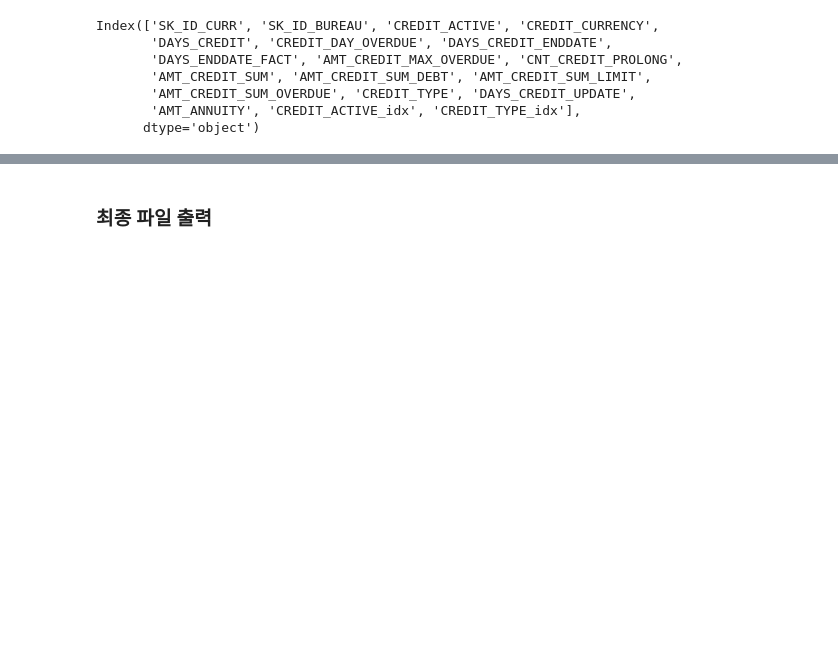
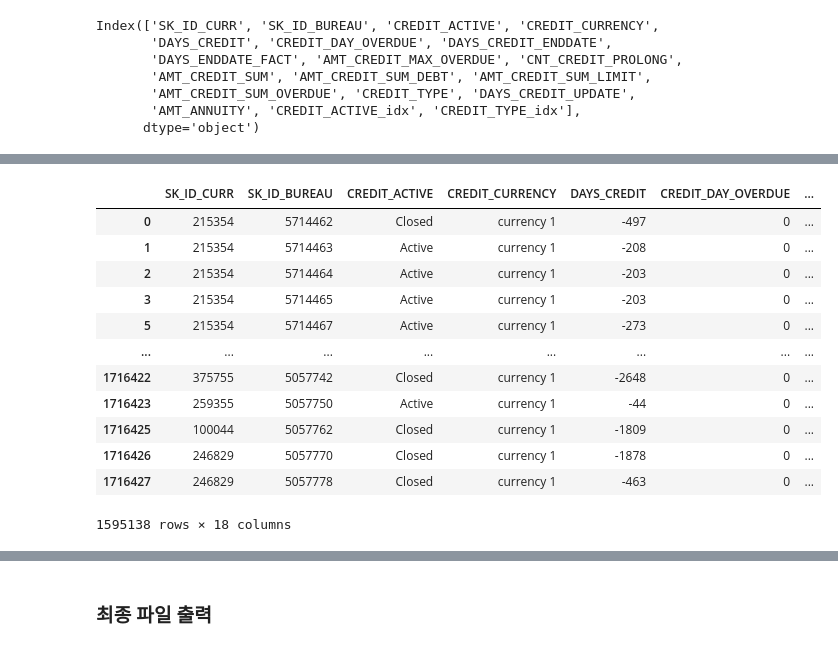
Before and after one commit to kkiyou/default-risk, a Jupyter notebook: jangho/bureau_preprocessing.ipynb, the cells around one changed output, grey strips where cells are left out. Cells and saved outputs as stored; diff of their text form; code cells hidden in the pictures; blank space fills up the shorter version.

```diff
--- a/jangho/bureau_preprocessing.ipynb
+++ b/jangho/bureau_preprocessing.ipynb
@@ -479,3 +513,19 @@ DAYS_CREDIT_UPDATE        0
 AMT_ANNUITY               0
 STATUS                    0
 dtype: int64
+# %%
+bureau_merge.loc[bureau_merge['AMT_CREDIT_MAX_OVERDUE']==0]
+# %% [output]
+|  | SK_ID_CURR | SK_ID_BUREAU | CREDIT_ACTIVE | CREDIT_CURRENCY | DAYS_CREDIT | CREDIT_DAY_OVERDUE | ... |
+| 0 | 215354 | 5714462 | Closed | currency 1 | -497 | 0 | ... |
+| 1 | 215354 | 5714463 | Active | currency 1 | -208 | 0 | ... |
+| 2 | 215354 | 5714464 | Active | currency 1 | -203 | 0 | ... |
+| 3 | 215354 | 5714465 | Active | currency 1 | -203 | 0 | ... |
+| 5 | 215354 | 5714467 | Active | currency 1 | -273 | 0 | ... |
+| ... | ... | ... | ... | ... | ... | ... | ... |
+| 1716422 | 375755 | 5057742 | Closed | currency 1 | -2648 | 0 | ... |
+| 1716423 | 259355 | 5057750 | Active | currency 1 | -44 | 0 | ... |
+| 1716425 | 100044 | 5057762 | Closed | currency 1 | -1809 | 0 | ... |
+| 1716426 | 246829 | 5057770 | Closed | currency 1 | -1878 | 0 | ... |
+| 1716427 | 246829 | 5057778 | Closed | currency 1 | -463 | 0 | ... |
+1595138 rows × 18 columns
```
Also changed, not shown: parts of 8 cells of this notebook, 3 other files.
